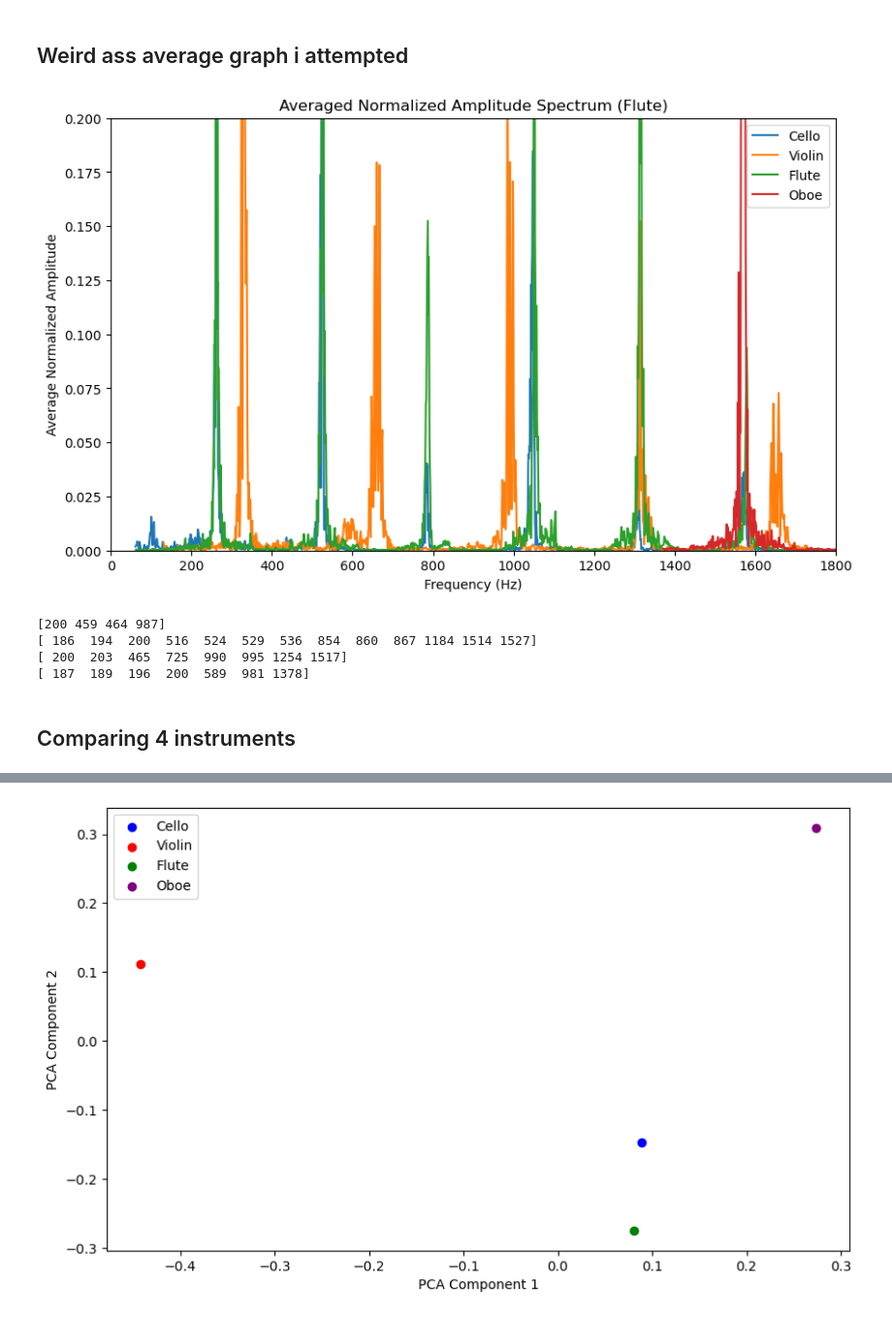
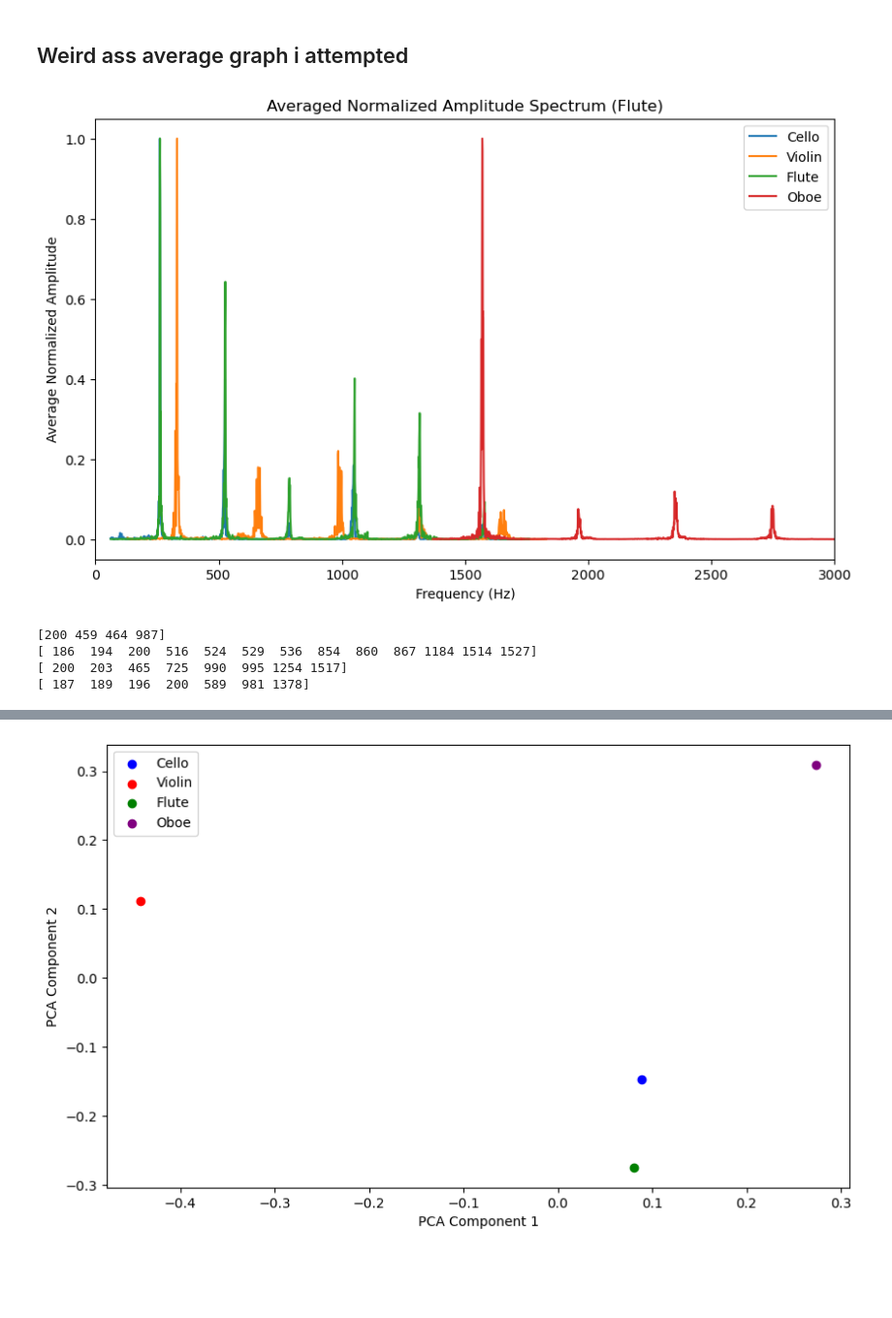
Before and after one commit to SPS-SP2273/learning-portfolio-2025-january-eggvoki, a Jupyter notebook: App challenge (learn pandas)/Mini Project_Attempt by YX.ipynb, the cells around one changed output, grey strips where cells are left out. Shown at 97% size. Drawn from its saved outputs; the diff is of its cells as text; code cells hidden in the pictures; blank space fills up the shorter version.

```diff
--- a/App challenge (learn pandas)/Mini Project_Attempt by YX.ipynb
+++ b/App challenge (learn pandas)/Mini Project_Attempt by YX.ipynb
@@ -214,11 +391,9 @@ plt.figure(figsize=(10, 6))
 
 trimmed_path = 'trimmed_files'
 
-all_normalized_amplitudes = []
-
 for allfiles in os.listdir(trimmed_path):
-    if allfiles.endswith('Violin.wav'):
-        if not allfiles.startswith('1_A'): # ASK: why are we skipping files with A note?
+    if allfiles.endswith('Violoncello.wav'):
+        if not allfiles.startswith('1_A'):
             file_path = os.path.join(trimmed_path, allfiles)
             sample_rate, data = wav.read(file_path)
             data = data[:, 0]  # isolate channel 1
@@ -233,7 +408,6 @@ for allfiles in os.listdir(trimmed_path):
 
             # NORMALISE X-AXIS, taking delta(-) = 200, delta(+) = 1500
 
-
             central_index = np.argmax(amplitude)
             norm = amplitude[central_index]
                     # print(central_index) CHECKING
@@ -242,18 +416,15 @@ for allfiles in os.listdir(trimmed_path):
             spliced_a=amplitude[(central_index-200):(central_index+1500)]
             norm_a = spliced_a/norm
 
-            mean_normalized_amplitude = np.mean(norm_a)
-
             # PLOTTING
-           # plt.plot(mean_normalized_amplitude)
+            plt.plot(norm_a)
 
                 # plt.xlim(438,442)
                 # print(frequencies[peak_indices])
 
-mean_normalized_amplitude = np.mean(all_normalized_amplitudes)
-
-plt.plot(mean_normalized_amplitude)
 plt.xlim(0,1800)
 
 plt.show()
+
+# why is it all still separated and not in one normalised graph?
 # %% [output]
@@ -280,7 +441,6 @@ trimmed_path = 'trimmed_files'
 
 # Initialize an empty list to accumulate the normalized amplitude spectra
 all_normalized_amplitudes = []
-frequencies = None  # To store the frequency values (for consistency across all files)
 
 for allfiles in os.listdir(trimmed_path):
     if allfiles.endswith('Violin.wav'):
@@ -305,16 +465,8 @@ for allfiles in os.listdir(trimmed_path):
             spliced_a = amplitude[(central_index - 200):(central_index + 1500)]
             norm_a = spliced_a / norm
 
-            # Initialize the frequencies array with the first file's frequencies
-            if frequencies is None:
-                frequencies = spliced_f  # Save the frequency values from the first file
 
-            # Ensure that the frequencies are the same for all files before appending
-            if np.array_equal(frequencies, spliced_f):
-                all_normalized_amplitudes.append(norm_a)
-
-# Convert list to a NumPy array for easier manipulation
-all_normalized_amplitudes = np.array(all_normalized_amplitudes)
+            all_normalized_amplitudes.append(norm_a)
 
 # Now, calculate the average of all normalized amplitudes for each frequency point
 average_normalized_amplitude = np.mean(all_normalized_amplitudes, axis=0)
@@ -365,14 +518,6 @@ for allfiles in os.listdir(trimmed_path):
             spliced_a = amplitude[(central_index - 200):(central_index + 1500)]
             norm_a = spliced_a / norm
 
-            # Initialize the frequencies array with the first file's frequencies
-            if frequencies is None:
-                frequencies = spliced_f  # Save the frequency values from the first file
-
-            # Ensure that the frequencies are the same for all files before appending
-            if np.array_equal(frequencies, spliced_f):
-                all_normalized_amplitudes.append(norm_a)
-
 # Convert list to a NumPy array for easier manipulation
 all_normalized_amplitudes = np.array(all_normalized_amplitudes)
 
@@ -598,39 +792,37 @@ all_normalized_amplitudes_oboe = np.array(all_normalized_amplitudes_oboe)
 average_normalized_amplitude_cello = np.mean(all_normalized_amplitudes_cello, axis=0)
 average_normalized_amplitude_violin = np.mean(all_normalized_amplitudes_violin, axis=0)
 average_normalized_amplitude_flute = np.mean(all_normalized_amplitudes_flute, axis=0)
 average_normalized_amplitude_oboe = np.mean(all_normalized_amplitudes_oboe, axis=0)
 
 
 plt.plot(frequencies, average_normalized_amplitude_cello, label="Cello")
 plt.plot(frequencies_1, average_normalized_amplitude_violin, label="Violin")
 plt.plot(frequencies_2, average_normalized_amplitude_flute, label="Flute")
 plt.plot(frequencies_3, average_normalized_amplitude_oboe, label="Oboe")
 
 plt.legend()
 # Plot the averaged normalized amplitude spectrum
 plt.xlabel("Frequency (Hz)")
 plt.ylabel("Average Normalized Amplitude")
 plt.title("Averaged Normalized Amplitude Spectrum (Flute)")
 
-plt.xlim(0, 1800)
-plt.ylim(0,0.2)
+plt.xlim(0, 3000)
+
 plt.show()
 
 
 peaks_cello,_ = ss.find_peaks(average_normalized_amplitude_cello, prominence=0.05)
 peaks_violin,_ = ss.find_peaks(average_normalized_amplitude_violin, prominence=0.05)
 peaks_flute,_ = ss.find_peaks(average_normalized_amplitude_flute, prominence=0.05)
 peaks_oboe,_ = ss.find_peaks(average_normalized_amplitude_oboe, prominence=0.05)
 
 print(peaks_cello)
 print(peaks_violin)
 print(peaks_flute)
 print(peaks_oboe)
 # %% [output]
-[figure, old version]
+[figure, new version]
 [200 459 464 987]
 [ 186  194  200  516  524  529  536  854  860  867 1184 1514 1527]
 [ 200  203  465  725  990  995 1254 1517]
 [ 187  189  196  200  589  981 1378]
-# %% [markdown]
-## Comparing 4 instruments
```
Also changed, not shown: parts of 13 cells of this notebook, 49 other files.
